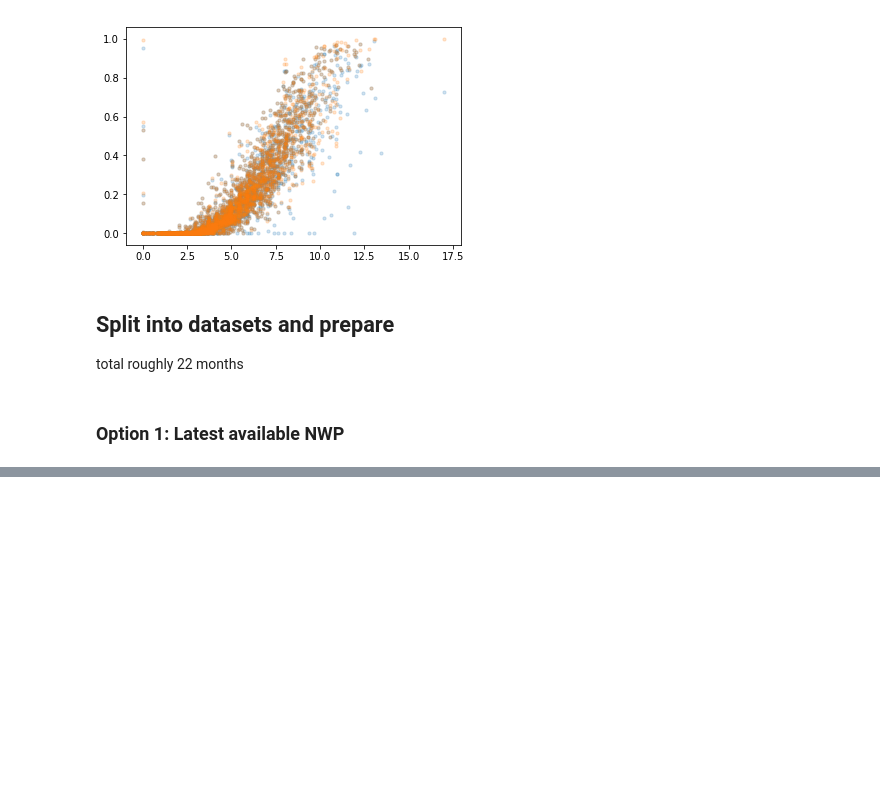
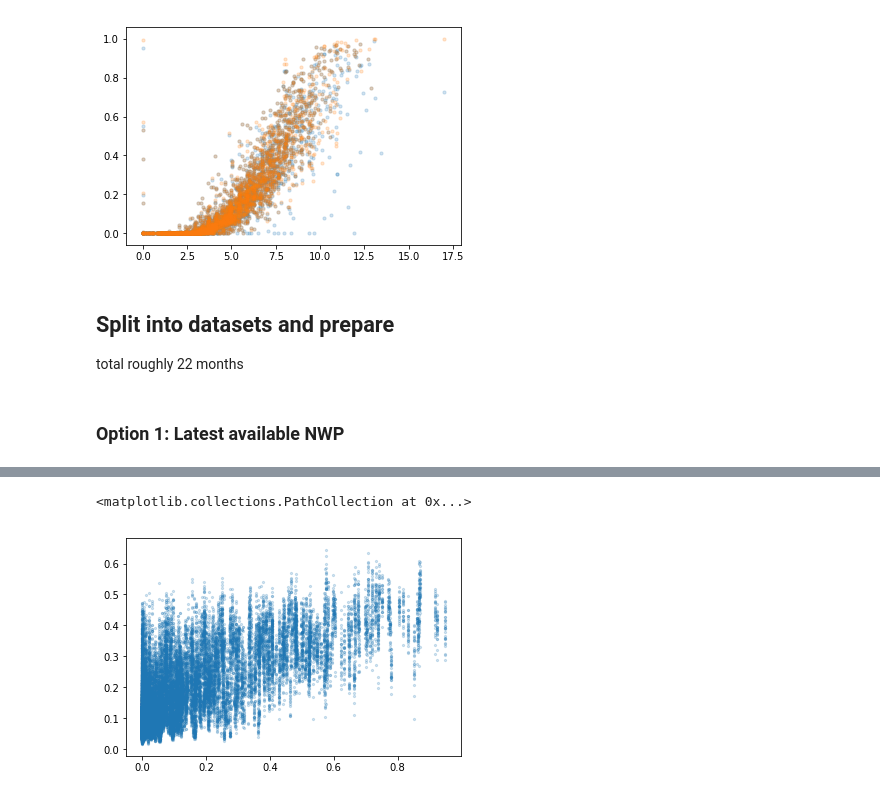
Before and after one commit to waves2weather/W2W-ML-Workshop, a Jupyter notebook: dataset2.ipynb, the cells around one changed output, grey strips where cells are left out. Saved outputs shown, nothing was run; the diff lists cells and outputs as text; code cells hidden in the pictures; blank space fills up the shorter version.

```diff
--- a/dataset2.ipynb
+++ b/dataset2.ipynb
@@ -192,0 +401,5 @@ X =
+# %%
+plt.scatter(y_valid, rf.predict(X_valid), s=5, alpha=0.2)
+# %% [output]
+<matplotlib.collections.PathCollection at 0x...>
+[figure, added]
```
Also changed, not shown: parts of 37 cells of this notebook, 1 other file.
